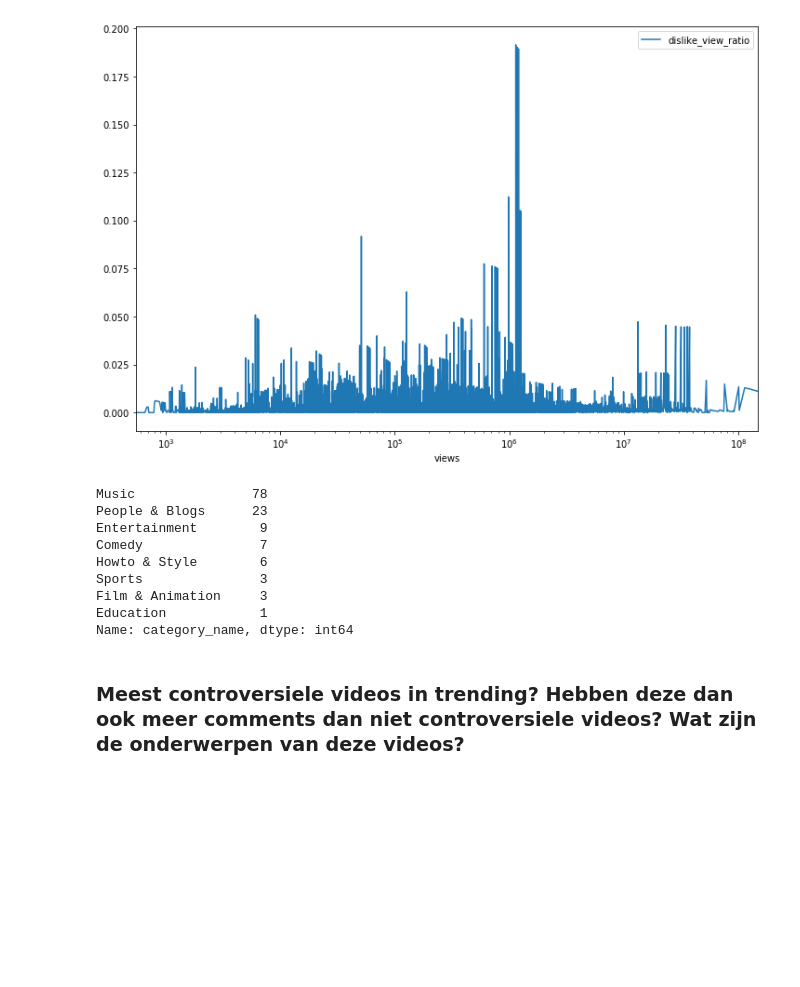
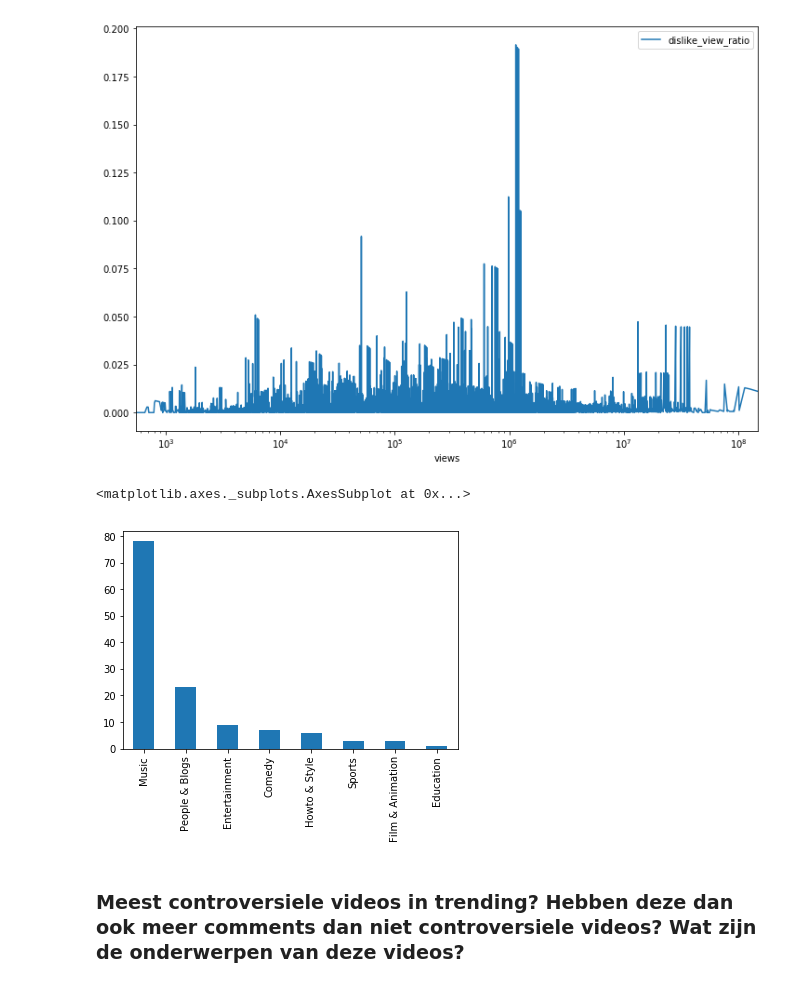
Before and after one commit to SandervWickeren/DataScience_YouTube, a Jupyter notebook: Project-YouTube1.ipynb, the cells around one changed output. Cells and saved outputs as stored; diff of their text form; code cells hidden in the pictures; blank space fills up the shorter version.

Commit message:
added plots to presentation

```diff
--- a/Project-YouTube1.ipynb
+++ b/Project-YouTube1.ipynb
@@ -49,6 +49,8 @@ trending.corr()[(trending.corr() > 0.5) | (trending.corr() < -0.5)]
 trending['like_view_ratio'] = trending.likes / trending.views
 trending['dislike_view_ratio'] = trending.dislikes / trending.views
 # %%
+# Voeg ratios toe
+trending['like_view_ratio'] = trending.likes / trending.views
 # Ratio likes ten opzichte van views.
 trending.sort_values(by='views').plot(x='views', y="like_view_ratio", figsize=(12,8), logx=True)
 # %% [output]
@@ -62,19 +64,11 @@ trending.sort_values(by='views').plot(x='views', y="dislike_view_ratio", figsize
 [figure]
 # %%
 # Welke categorieën zijn sterk vertegenwoordigd bij de hoge ratio?
-trending[trending.like_view_ratio > 0.15].category_name.value_counts()
-
-# Het lijkt erop dat muziekvideo gevolgd door ... de meeste likes krijgen.
+import matplotlib.pyplot as plt
+trending[trending.like_view_ratio > 0.15].category_name.value_counts().plot(kind='bar')
 # %% [output]
-Music               78
-People & Blogs      23
-Entertainment        9
-Comedy               7
-Howto & Style        6
-Sports               3
-Film & Animation     3
-Education            1
-Name: category_name, dtype: int64
+<matplotlib.axes._subplots.AxesSubplot at 0x...>
+[figure, added]
 # %% [markdown]
 ### Meest controversiele videos in trending? Hebben deze dan ook meer comments dan niet controversiele videos? Wat zijn de onderwerpen van deze videos?
 # %%
```
Also changed, not shown: parts of 1 cell of this notebook, 2 other files.
